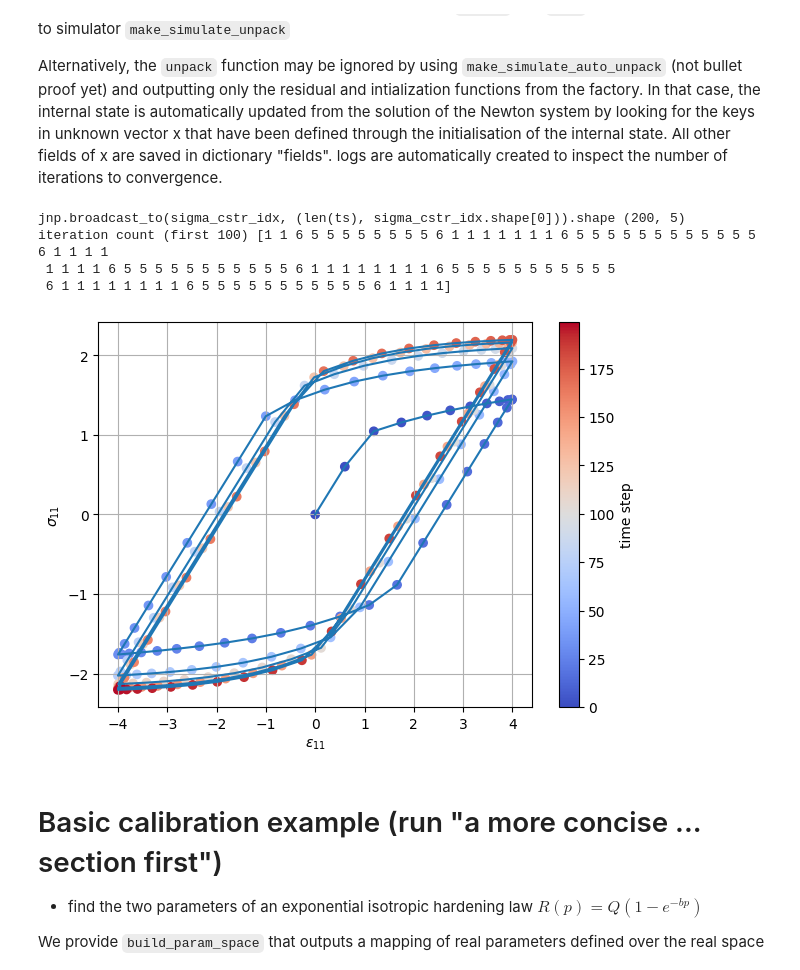
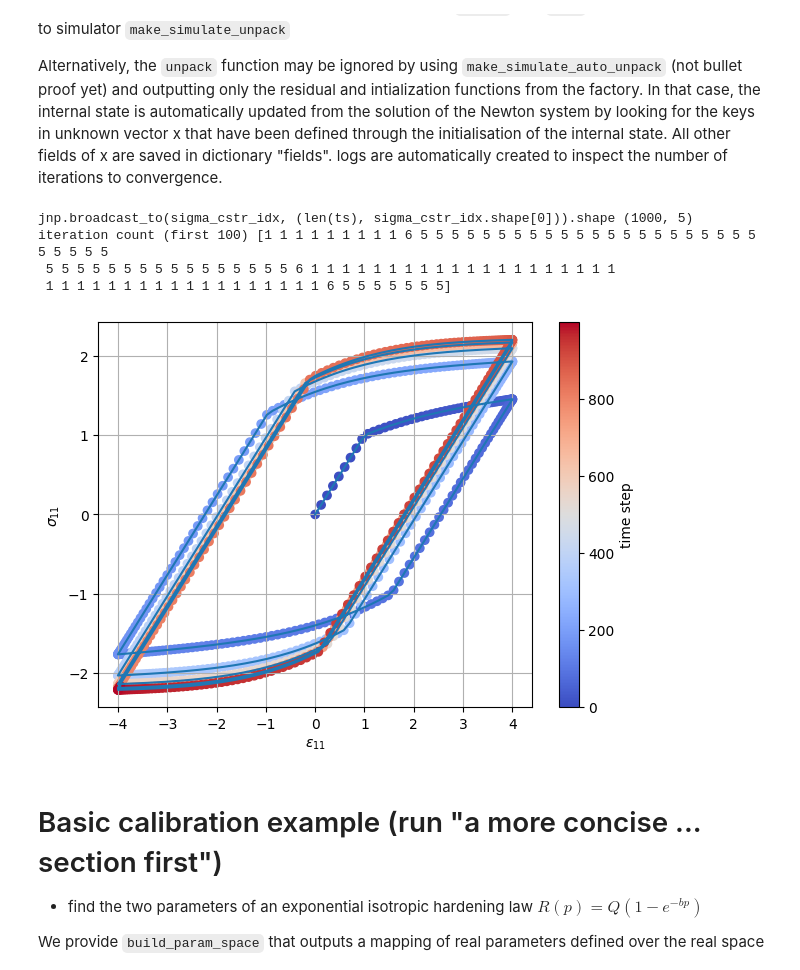
Before and after one commit to kerfriden/jaxdentify, a Jupyter notebook: demo.ipynb, the cells around one changed output. Cells and saved outputs as stored; diff of their text form; code cells hidden in the pictures.

```diff
--- a/demo.ipynb
+++ b/demo.ipynb
@@ -485,6 +485,8 @@ def solve_eps_cstr(epsilon, eps_p_old, sigma_idx, C):
     eps_cstr_trial = epsilon[sigma_idx] - dz
     return epsilon.at[sigma_idx].set(eps_cstr_trial), eps_cstr_trial
 
+
+
 def make_newton(state_old, step_load, params):
 
     epsilon = step_load["epsilon"]
@@ -515,7 +517,22 @@ def make_newton(state_old, step_load, params):
         df_dsigma = jax.grad(lambda s: f_func(s-X, p, sigma_y, Q, b))(sigma)
         res_epsp  = (eps_p - eps_p_old) - (p - p_old) * df_dsigma
 
-        res_p = Fischer_Burmeister( -f_func(sigma-X, p, sigma_y, Q, b) , p-p_old )
+        if 1:
+            res_p = Fischer_Burmeister( -f_func(sigma-X, p, sigma_y, Q, b) , p-p_old )
+        else:
+            from jax import lax
+            def res_p_fn(p, sigma, X):
+                phi = f_func(sigma - X, p, sigma_y, Q, b)
+                dp  = p - p_old
+
+                res_p = lax.cond(
+                    phi > 0.0,
+                    lambda _: phi,
+                    lambda _: dp,
+                    operand=None,
+                )
+                return res_p
+            res_p = res_p_fn(p, sigma, X)
 
         res_X = (X - X_old) - ( 2./3. * params['C_kin'] * (eps_p-eps_p_old) - params['D_kin'] * X * (p-p_old) )
 
@@ -553,7 +570,7 @@ params = {
     "nu": 0.3,
 }
 
-n_ts = 200
+n_ts = 1000
 ts = jnp.linspace(0., 1., n_ts)
 eps_xx = 4.0 * jnp.sin(ts * 30.0)
 epsilon_ts = jnp.zeros((n_ts, 6)).at[:, 0].set(eps_xx)
@@ -564,38 +581,38 @@ sigma_cstr_idx = jnp.asarray([1, 2, 3, 4, 5])
 print("jnp.broadcast_to(sigma_cstr_idx, (len(ts), sigma_cstr_idx.shape[0])).shape", jnp.broadcast_to(sigma_cstr_idx, (len(ts), sigma_cstr_idx.shape[0])).shape)
 
 load_ts = {
         "t": ts,
         "epsilon": epsilon_ts,
         "sigma_cstr_idx": jnp.broadcast_to(sigma_cstr_idx, (len(ts), sigma_cstr_idx.shape[0]))
         }
 
 #jax.config.update("jax_disable_jit", False)   # turn JIT on
 #jax.config.update("jax_disable_jit", True)   # turn JIT off
 
 state0 = initialize_state()
 state_T, fields_ts, state_ts, logs_ts = make_simulate_unpack(make_newton, state0, load_ts, params)
 
 #jax.config.update("jax_disable_jit", False)   # turn JIT on
 
 print("iteration count (first 100)",logs_ts["conv"][:100])
 
 eps11 = jnp.array(load_ts["epsilon"][:,0])
 
 t = np.arange(len(eps11))
 plt.figure(figsize=(7,5))
 sc = plt.scatter(eps11, fields_ts["sigma"][:,0], c=t, cmap="coolwarm")
 plt.colorbar(sc, label="time step")
 plt.plot(eps11,fields_ts["sigma"][:,0])
 plt.grid()
 plt.xlabel(r"$\epsilon_{11}$")
 plt.ylabel(r"$\sigma_{11}$")
 plt.show()
 # %% [output]
-jnp.broadcast_to(sigma_cstr_idx, (len(ts), sigma_cstr_idx.shape[0])).shape (200, 5)
-iteration count (first 100) [1 1 6 5 5 5 5 5 5 5 5 6 1 1 1 1 1 1 1 6 5 5 5 5 5 5 5 5 5 5 5 5 6 1 1 1 1
- 1 1 1 1 6 5 5 5 5 5 5 5 5 5 5 5 6 1 1 1 1 1 1 1 1 6 5 5 5 5 5 5 5 5 5 5 5
- 6 1 1 1 1 1 1 1 1 6 5 5 5 5 5 5 5 5 5 5 5 6 1 1 1 1]
+jnp.broadcast_to(sigma_cstr_idx, (len(ts), sigma_cstr_idx.shape[0])).shape (1000, 5)
+iteration count (first 100) [1 1 1 1 1 1 1 1 1 6 5 5 5 5 5 5 5 5 5 5 5 5 5 5 5 5 5 5 5 5 5 5 5 5 5 5 5
+ 5 5 5 5 5 5 5 5 5 5 5 5 5 5 5 5 6 1 1 1 1 1 1 1 1 1 1 1 1 1 1 1 1 1 1 1 1
+ 1 1 1 1 1 1 1 1 1 1 1 1 1 1 1 1 1 1 6 5 5 5 5 5 5 5]
-[figure, old version]
+[figure, new version]
 # %% [markdown]
 # Basic calibration example (run "a more concise ... section first")
 
```
Also changed, not shown: parts of 3 cells of this notebook.
